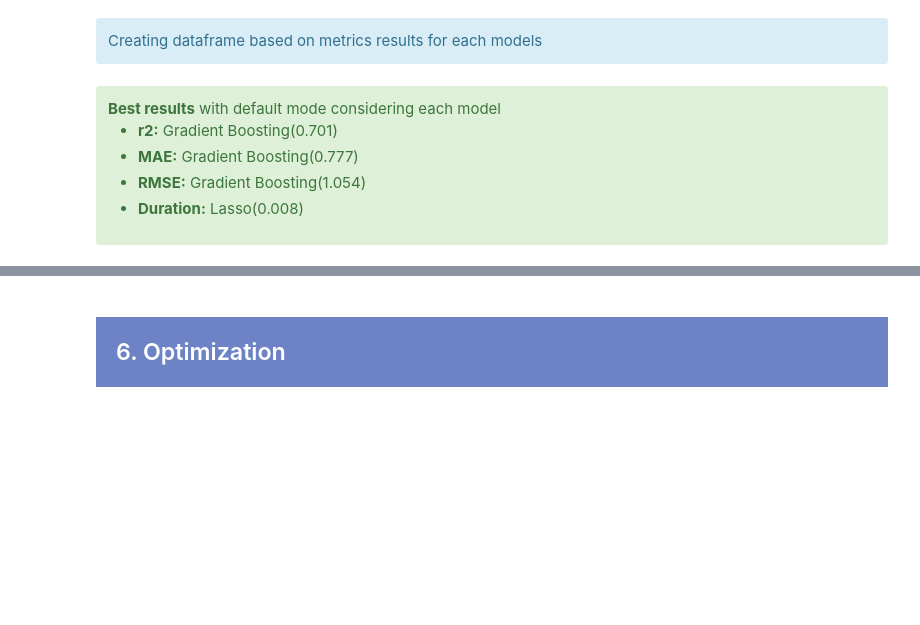
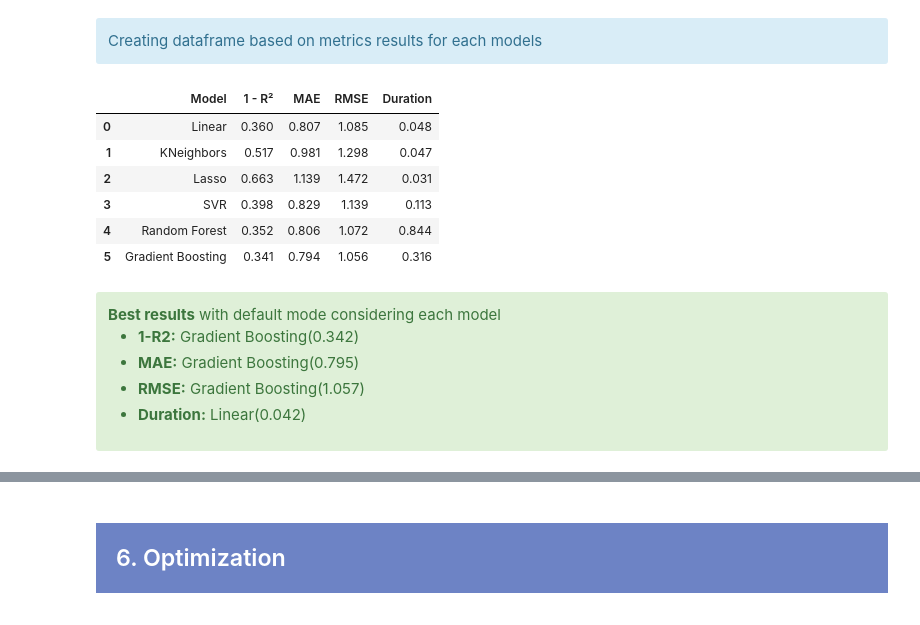
Before and after one commit to samirhinojosa/OC-P4-consumption-needs-of-buildings, a Jupyter notebook: modeling_notebook.ipynb, the cells around one changed output, grey strips where cells are left out. Cells and saved outputs as stored; diff of their text form; code cells hidden in the pictures; blank space fills up the shorter version.

```diff
--- a/modeling_notebook.ipynb
+++ b/modeling_notebook.ipynb
@@ -779,4 +743,0 @@ categorical_pipeline = make_pipeline(OneHotEncoder())
-# %%
-preprocessor = make_column_transformer(
-                (numerical_pipeline, NUMERICAL_FEATURES),
-                (categorical_pipeline, CATEGORICAL_FEATURES))
@@ -964,7 +849,7 @@ for k, v in regressors.items():
 
     # Adding results into LIST
     LIST_MODEL.append(k)
-    LIST_R2SCORE.append(round(scores.get("test_r2").mean(), 3))
+    LIST_R2SCORE.append(round((1 - scores.get("test_r2").mean()), 3))
     LIST_MAE.append(round(abs(scores.get("test_neg_mean_absolute_error").mean()), 3))
     LIST_RMSE.append(round(math.sqrt((abs(scores.get("test_neg_mean_squared_error").mean()))), 3))
     LIST_DURATION.append(round(scores.get("fit_time").mean(), 3))
@@ -1046,10 +899,18 @@ sns.despine(fig)
 # %%
 df_models_metrics_cross = pd.DataFrame({
     "Model" : LIST_MODEL,
-    "R2".translate(SUP) : LIST_R2SCORE,
+    "1 - "+"R2".translate(SUP) : LIST_R2SCORE,
     "MAE" : LIST_MAE,
     "RMSE" : LIST_RMSE,
     "Duration" : LIST_DURATION,
 })
 
 df_models_metrics_cross
+# %% [output]
+|  | Model | 1 - R² | MAE | RMSE | Duration |
+| 0 | Linear | 0.360 | 0.807 | 1.085 | 0.048 |
+| 1 | KNeighbors | 0.517 | 0.981 | 1.298 | 0.047 |
+| 2 | Lasso | 0.663 | 1.139 | 1.472 | 0.031 |
+| 3 | SVR | 0.398 | 0.829 | 1.139 | 0.113 |
+| 4 | Random Forest | 0.352 | 0.806 | 1.072 | 0.844 |
+| 5 | Gradient Boosting | 0.341 | 0.794 | 1.056 | 0.316 |
@@ -1077,10 +918,10 @@ df_models_metrics_cross
 <div class="alert alert-block alert-success">
     <b>Best results</b> with default mode considering each model
     <ul style="list-style-type: square;">
-        <li><b>r2:</b> Gradient Boosting(0.701) </li>
-        <li><b>MAE:</b> Gradient Boosting(0.777) </li>
-        <li><b>RMSE:</b> Gradient Boosting(1.054) </li>
-        <li><b>Duration:</b> Lasso(0.008) </li>
+        <li><b>1-R2:</b> Gradient Boosting(0.342) </li>
+        <li><b>MAE:</b> Gradient Boosting(0.795) </li>
+        <li><b>RMSE:</b> Gradient Boosting(1.057) </li>
+        <li><b>Duration:</b> Linear(0.042) </li>
     </ul>
 </div>
 # %%
```
Also changed, not shown: parts of 103 cells of this notebook, 27 other files.
